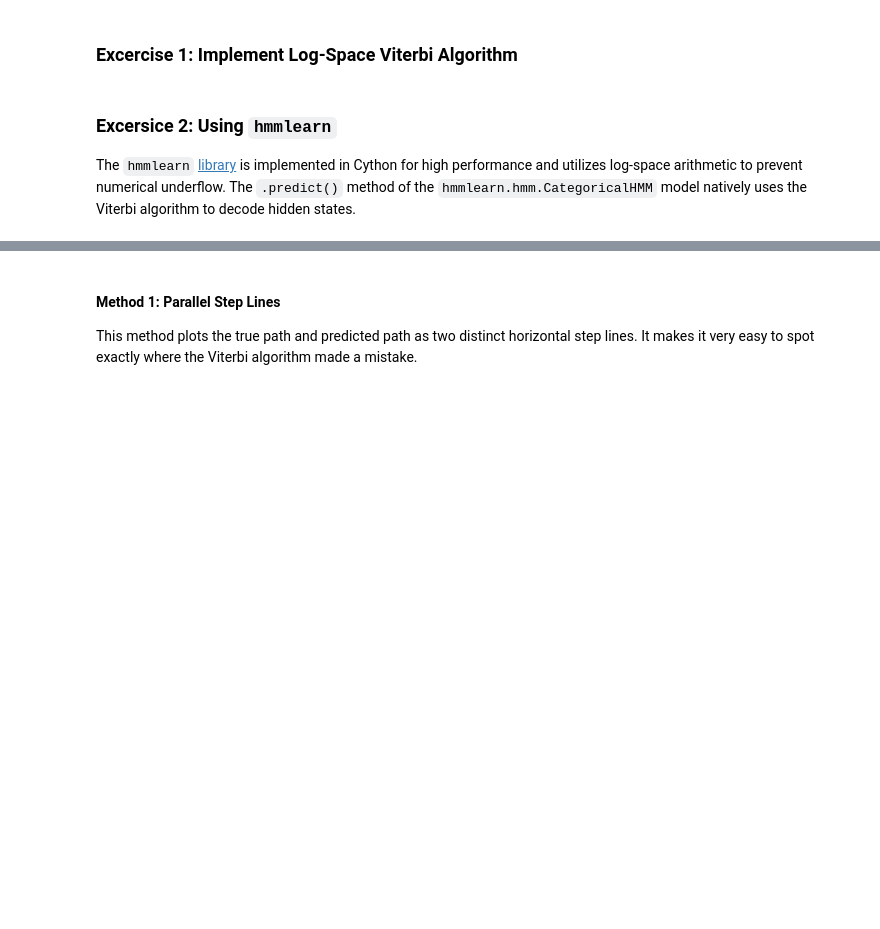
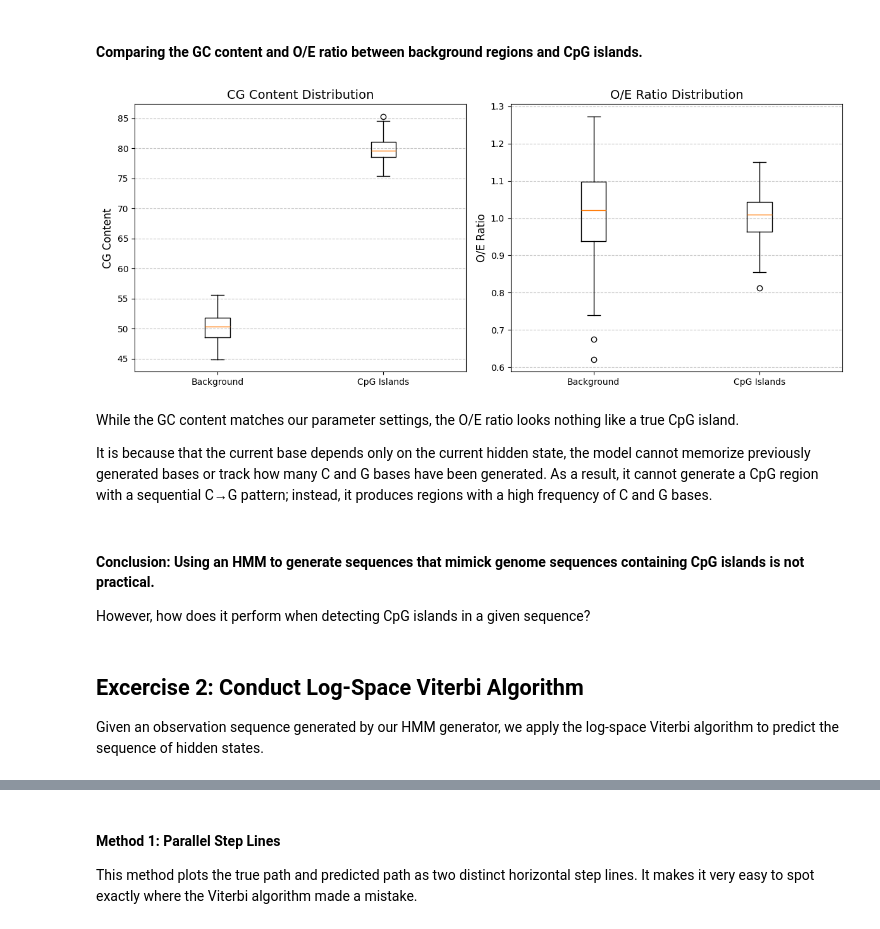
Before and after one commit to yenyen1/sequences-repeat-region-analysis, a Jupyter notebook: 02_hidden_markov_model.ipynb, the cells around one changed output, grey strips where cells are left out. Cells and saved outputs as stored; diff of their text form; code cells hidden in the pictures; blank space fills up the shorter version.

```diff
--- a/02_hidden_markov_model.ipynb
+++ b/02_hidden_markov_model.ipynb
@@ -213,2 +249,34 @@ $$\log \delta_{t}(j) = \max _{i} \left[ \log \delta_{t-1}(i) + \log a_{i,j} \rig
+# %% [markdown]
+#### Comparing the GC content and O/E ratio between background regions and CpG islands.
+# %%
+bg_cg_content = [r.get("gc_content") for r in cg_statistic.get("BG")]
+cg_cg_content = [r.get("gc_content") for r in cg_statistic.get("CG")]
+bg_oe_ratio = [r.get("oe_ratio") for r in cg_statistic.get("BG")]
+cg_oe_ratio = [r.get("oe_ratio") for r in cg_statistic.get("CG")]
+
+fig, (ax1, ax2) = plt.subplots(1, 2, figsize=(12, 5))
+ax1.boxplot([bg_cg_content, cg_cg_content], tick_labels=["Background", "CpG Islands"])
+ax1.set_title("CG Content Distribution", fontsize=14)
+ax1.set_ylabel("CG Content", fontsize=12)
+ax1.grid(axis="y", linestyle="--", alpha=0.7)
+
+ax2.boxplot([bg_oe_ratio, cg_oe_ratio], tick_labels=["Background", "CpG Islands"])
+ax2.set_title("O/E Ratio Distribution", fontsize=14)
+ax2.set_ylabel("O/E Ratio", fontsize=12)
+ax2.grid(axis="y", linestyle="--", alpha=0.7)
+plt.tight_layout()
+plt.show()
+# %% [output]
+[figure, added]
+# %% [markdown]
+While the GC content matches our parameter settings, the O/E ratio looks nothing like a true CpG island.
+
+It is because that the current base depends only on the current hidden state, the model cannot memorize previously generated bases or track how many C and G bases have been generated. As a result, it cannot generate a CpG region with a sequential C→G pattern; instead, it produces regions with a high frequency of C and G bases.
+# %% [markdown]
+#### Conclusion: Using an HMM to generate sequences that mimick genome sequences containing CpG islands is not practical.
+
+However, how does it perform when detecting CpG islands in a given sequence?
 # %% [markdown]
-### Excercise 1: Implement Log-Space Viterbi Algorithm
+## Excercise 2: Conduct Log-Space Viterbi Algorithm
+
+Given an observation sequence generated by our HMM generator, we apply the log-space Viterbi algorithm to predict the sequence of hidden states.
@@ -277,4 +282,0 @@ def log_viterbi(
-# %% [markdown]
-### Excersice 2: Using `hmmlearn`
-
-The `hmmlearn` [library](https://github.com/hmmlearn/hmmlearn) is implemented in Cython for high performance and utilizes log-space arithmetic to prevent numerical underflow. The `.predict()` method of the `hmmlearn.hmm.CategoricalHMM` model natively uses the Viterbi algorithm to decode hidden states.
```
Also changed, not shown: parts of 35 cells of this notebook, 4 other files.
